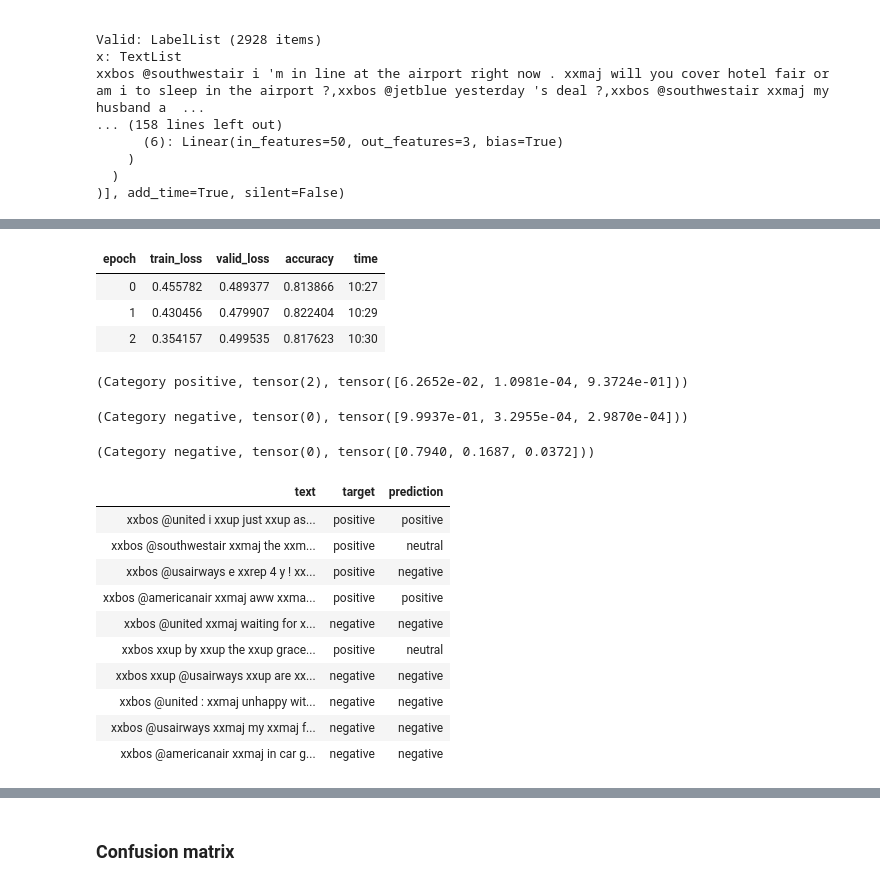
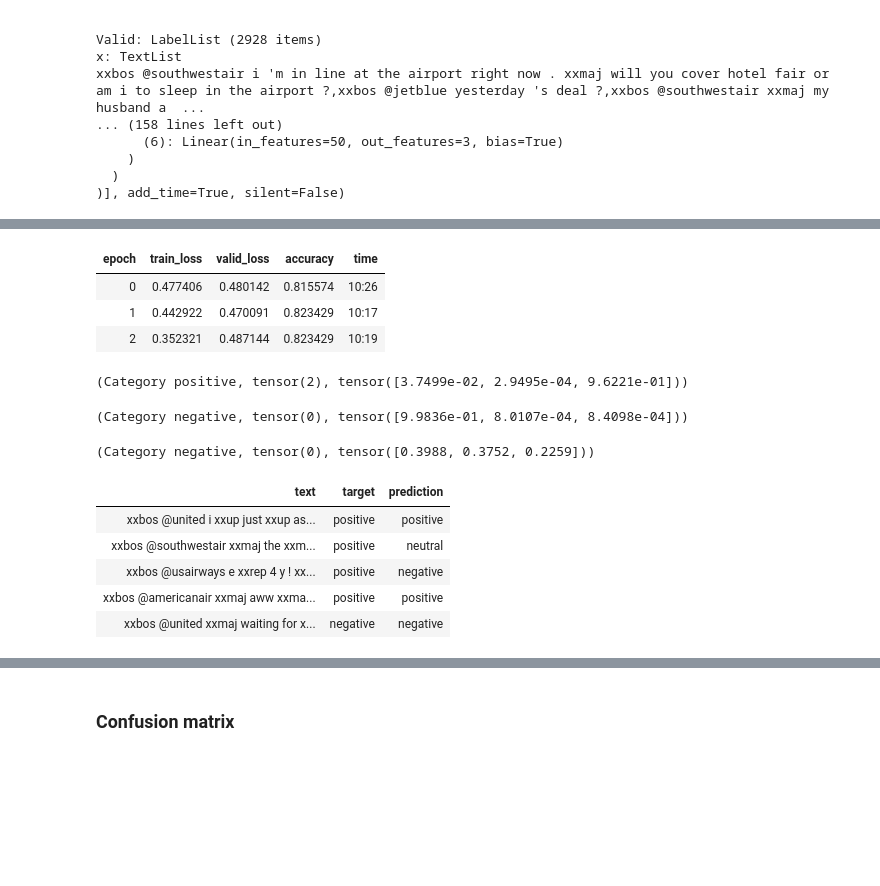
Before and after one commit to AlekseiMikhalev/Data-Science-Projects, a Jupyter notebook: ULMFiT_analysis.ipynb, the cells around one changed output, grey strips where cells are left out. Saved outputs shown, nothing was run; the diff lists cells and outputs as text; code cells hidden in the pictures; blank space fills up the shorter version.

```diff
--- a/ULMFiT_analysis.ipynb
+++ b/ULMFiT_analysis.ipynb
@@ -576,35 +579,30 @@ learn.fit_one_cycle(3, slice(5e-3/2., 5e-3))
 # %%
 # train other layers
 learn.unfreeze()
-learn.fit_one_cycle(3, slice(2e-3/100, 2e-3))
+learn.fit_one_cycle(3, slice(5e-3/100, 5e-3))
 # %% [output]
 | epoch | train_loss | valid_loss | accuracy | time |
-| 0 | 0.455782 | 0.489377 | 0.813866 | 10:27 |
-| 1 | 0.430456 | 0.479907 | 0.822404 | 10:29 |
-| 2 | 0.354157 | 0.499535 | 0.817623 | 10:30 |
+| 0 | 0.477406 | 0.480142 | 0.815574 | 10:26 |
+| 1 | 0.442922 | 0.470091 | 0.823429 | 10:17 |
+| 2 | 0.352321 | 0.487144 | 0.823429 | 10:19 |
 # %%
 learn.predict('I love this airlines')
 # %% [output]
-(Category positive, tensor(2), tensor([6.2652e-02, 1.0981e-04, 9.3724e-01]))
+(Category positive, tensor(2), tensor([3.7499e-02, 2.9495e-04, 9.6221e-01]))
 # %%
 learn.predict('Horrible service, never again')
 # %% [output]
-(Category negative, tensor(0), tensor([9.9937e-01, 3.2955e-04, 2.9870e-04]))
+(Category negative, tensor(0), tensor([9.9836e-01, 8.0107e-04, 8.4098e-04]))
 # %%
 learn.predict('nothing special, just ordinary flight')
 # %% [output]
-(Category negative, tensor(0), tensor([0.7940, 0.1687, 0.0372]))
+(Category negative, tensor(0), tensor([0.3988, 0.3752, 0.2259]))
 # %%
-learn.show_results(rows=10)
+learn.show_results()
 # %% [output]
 | text | target | prediction |
 | xxbos @united i xxup just xxup as... | positive | positive |
 | xxbos @southwestair xxmaj the xxm... | positive | neutral |
 | xxbos @usairways e xxrep 4 y ! xx... | positive | negative |
 | xxbos @americanair xxmaj aww xxma... | positive | positive |
 | xxbos @united xxmaj waiting for x... | negative | negative |
-| xxbos xxup by xxup the xxup grace... | positive | neutral |
-| xxbos xxup @usairways xxup are xx... | negative | negative |
-| xxbos @united : xxmaj unhappy wit... | negative | negative |
-| xxbos @usairways xxmaj my xxmaj f... | negative | negative |
-| xxbos @americanair xxmaj in car g... | negative | negative |
```
Also changed, not shown: parts of 14 cells of this notebook.
